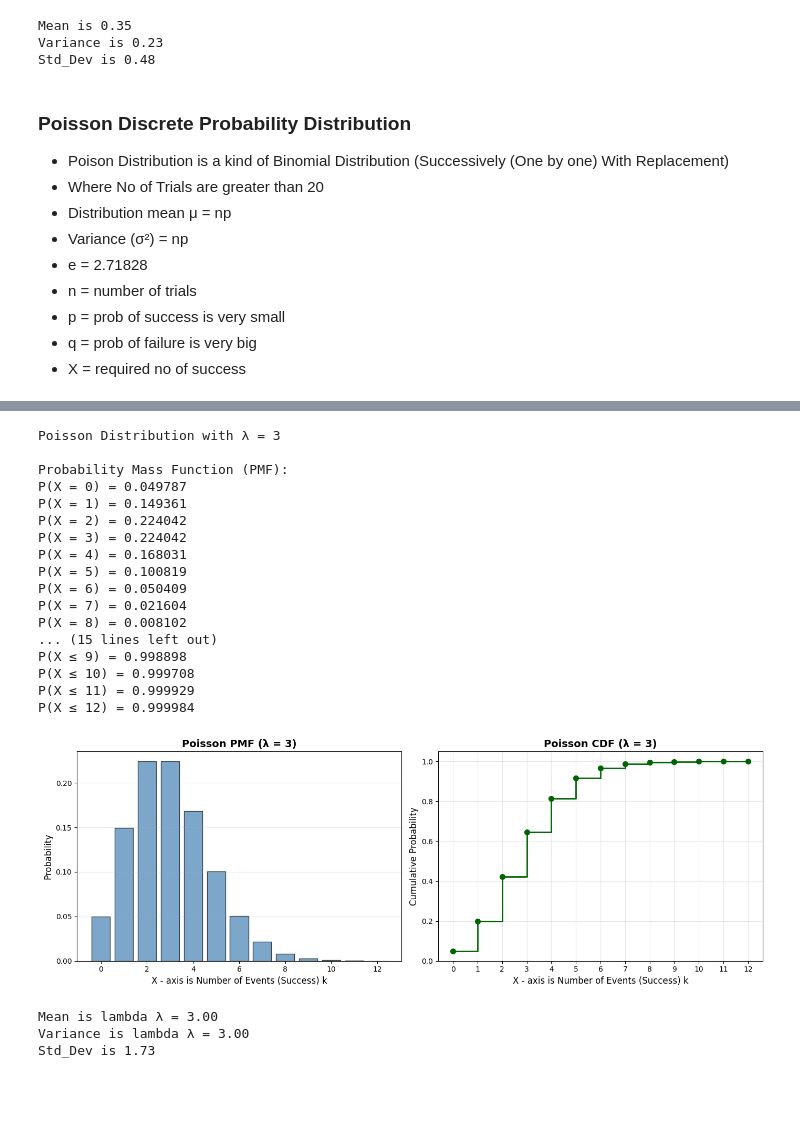
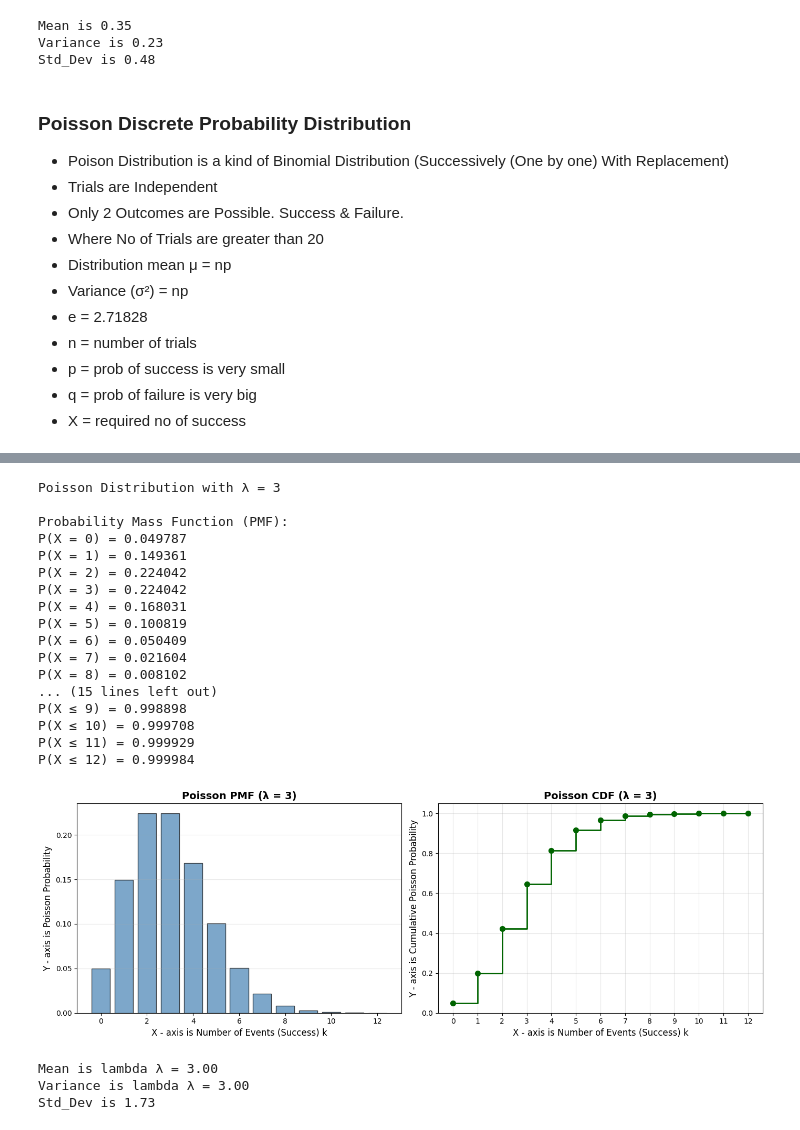
Before and after one commit to Cult-123/Types-of-Discrete-and-Continuous-Probability-Distribution-in-Python, a Jupyter notebook: Descriptive Statistics.ipynb, the cells around one changed output, grey strips where cells are left out. Drawn from its saved outputs; the diff is of its cells as text; code cells hidden in the pictures; blank space fills up the shorter version.

```diff
--- a/Descriptive Statistics.ipynb
+++ b/Descriptive Statistics.ipynb
@@ -460,6 +473,8 @@ Std_Dev is 0.48
 # %% [markdown]
 ### Poisson Discrete Probability Distribution
 * Poison Distribution is a kind of Binomial Distribution (Successively (One by one) With Replacement)
+* Trials are Independent
+* Only 2 Outcomes are Possible. Success & Failure.
 * Where No of Trials are greater than 20
 * Distribution mean μ = np
 * Variance (σ²) = np
@@ -547,42 +562,42 @@ if __name__ == "__main__":
     # Plot PMF
     ax1.bar(k_values, pmf_values, color='steelblue', alpha=0.7, edgecolor='black')
     ax1.set_xlabel("X - axis is Number of Events (Success) k", fontsize=12)
-    ax1.set_ylabel('Probability', fontsize=12)
+    ax1.set_ylabel('Y - axis is Poisson Probability', fontsize=12)
     ax1.set_title(f'Poisson PMF (λ = {lambda_param})', fontsize=14, fontweight='bold')
     #plt.xticks(k_values)
     ax1.grid(axis='y', alpha=0.3)
 
     # Plot CDF
     ax2.step(k_values, cdf_values, where='post', color='darkgreen', linewidth=2)
     ax2.scatter(k_values, cdf_values, color='darkgreen', s=50, zorder=5)
     ax2.set_xlabel("X - axis is Number of Events (Success) k", fontsize=12)
-    ax2.set_ylabel('Cumulative Probability', fontsize=12)
+    ax2.set_ylabel('Y - axis is Cumulative Poisson Probability', fontsize=12)
     ax2.set_title(f'Poisson CDF (λ = {lambda_param})', fontsize=14, fontweight='bold')
     plt.xticks(k_values)
     ax2.grid(alpha=0.3)
     ax2.set_ylim([0, 1.05])
 
     plt.tight_layout()
     plt.show()
 # %% [output]
 Poisson Distribution with λ = 3
 
 Probability Mass Function (PMF):
 P(X = 0) = 0.049787
 P(X = 1) = 0.149361
 P(X = 2) = 0.224042
 P(X = 3) = 0.224042
 P(X = 4) = 0.168031
 P(X = 5) = 0.100819
 P(X = 6) = 0.050409
 P(X = 7) = 0.021604
 P(X = 8) = 0.008102
 ... (15 lines left out)
 P(X ≤ 9) = 0.998898
 P(X ≤ 10) = 0.999708
 P(X ≤ 11) = 0.999929
 P(X ≤ 12) = 0.999984
-[figure, old version]
+[figure, new version]
 # %%
 # Mean of the Discrete Poisson Probability Distribution
 # Mean(μ) = n * p
```
Also changed, not shown: parts of 32 cells of this notebook.
